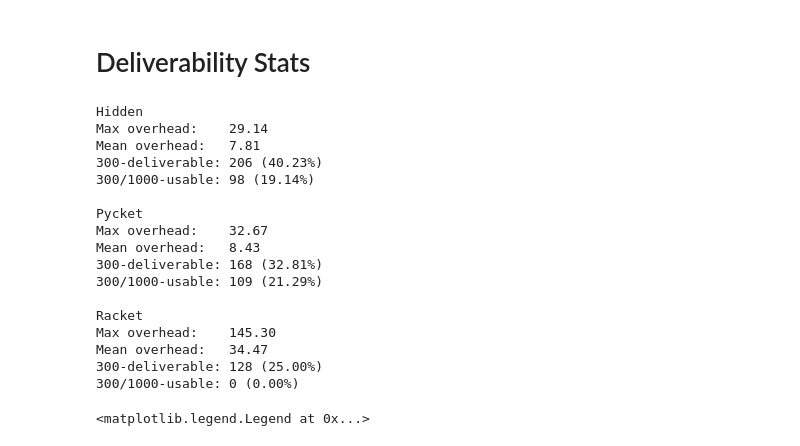
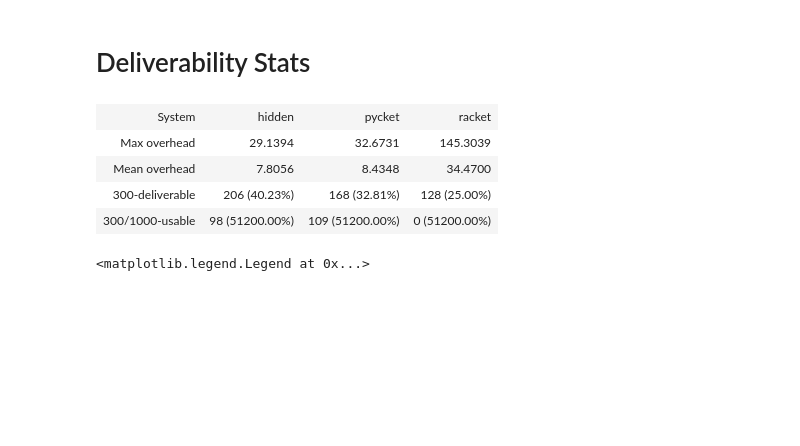
Before and after one commit to sabauma/gradual-typing-timings, a Jupyter notebook: Performance.ipynb, the cells around one changed output. Drawn from its saved outputs; the diff is of its cells as text; code cells hidden in the pictures; blank space fills up the shorter version.

```diff
--- a/Performance.ipynb
+++ b/Performance.ipynb
@@ -51,5 +52,7 @@ from scipy.stats import cumfreq
 # %%
-from pandas import DataFrame
+from scipy.stats import cumfreq
+from pandas      import DataFrame
+from ipy_table   import *
 
 hidden_slowdown = hidden / hidden_untyped
 pycket_slowdown = pycket / pycket_untyped
@@ -58,6 +61,7 @@ racket_slowdown = racket / racket_untyped
 def compute_deliverable(data):
     th = sum(data < 3)
     oh = sum(numpy.logical_and(data >= 3, data < 10))
+    return [max(data), numpy.mean(data), "%d (%0.2f%%)" % (th, th / float(len(data)) * 100), "%d (%0.2f%%)" % (oh, float(len(data)) * 100)]
     print "Max overhead:    %0.2f" % max(data)
     print "Mean overhead:   %0.2f" % numpy.mean(data)
     print "300-deliverable: %d (%0.2f%%)" % (th, th / float(len(data)) * 100)
@@ -78,29 +82,17 @@ DataFrame({'racket':racket_slowdown, 'pycket':pycket_slowdown, 'hidden':hidden_s
 | max | 29.139388 | 32.673118 | 145.303867 |
 # %% [markdown]
 # Deliverability Stats
-# %%
-print "Hidden"
-compute_deliverable(hidden_slowdown)
-print "\nPycket"
-compute_deliverable(pycket_slowdown)
-print "\nRacket"
-compute_deliverable(racket_slowdown)
-# %% [output]
-Hidden
-Max overhead:    29.14
-Mean overhead:   7.81
-300-deliverable: 206 (40.23%)
-300/1000-usable: 98 (19.14%)
-
-Pycket
-Max overhead:    32.67
-Mean overhead:   8.43
-300-deliverable: 168 (32.81%)
-300/1000-usable: 109 (21.29%)
-
-Racket
-Max overhead:    145.30
-Mean overhead:   34.47
-300-deliverable: 128 (25.00%)
-300/1000-usable: 0 (0.00%)
+# %%
+lst = [["System", "Max overhead", "Mean overhead", "300-deliverable", "300/1000-usable"]]
+lst.append(["hidden"] + compute_deliverable(hidden_slowdown))
+lst.append(["pycket"] + compute_deliverable(pycket_slowdown))
+lst.append(["racket"] + compute_deliverable(racket_slowdown))
+
+make_table(map(list, zip(*lst)))
+# %% [output]
+| System | hidden | pycket | racket |
+| Max overhead | 29.1394 | 32.6731 | 145.3039 |
+| Mean overhead | 7.8056 | 8.4348 | 34.4700 |
+| 300-deliverable | 206 (40.23%) | 168 (32.81%) | 128 (25.00%) |
+| 300/1000-usable | 98 (51200.00%) | 109 (51200.00%) | 0 (51200.00%) |
 # %%
```
Also changed, not shown: parts of 4 cells of this notebook.
